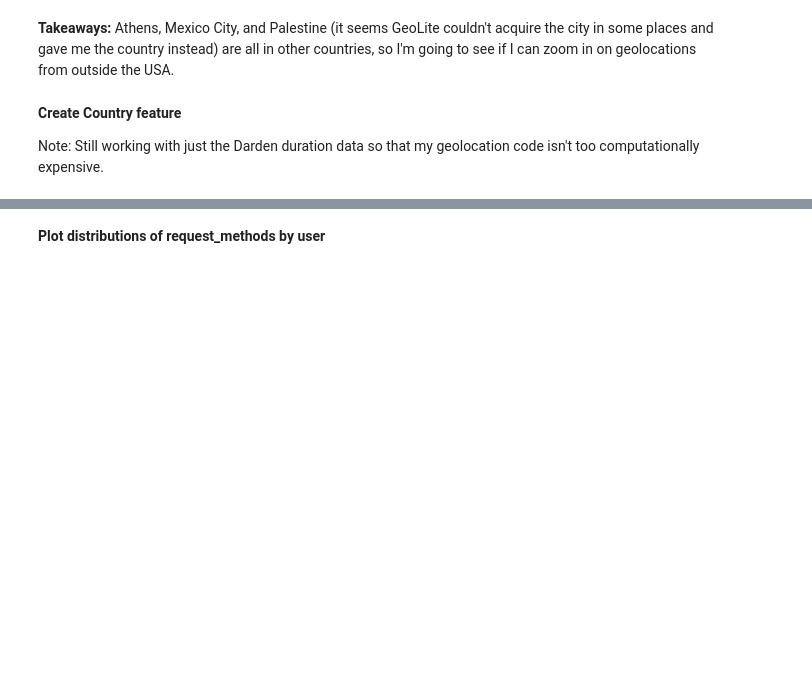
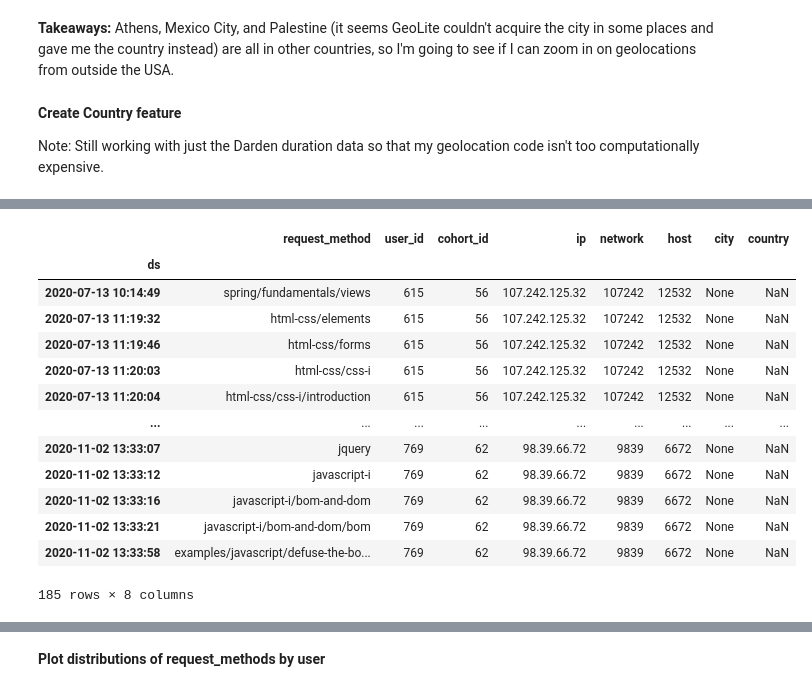
Before and after one commit to KwameTaylor/Curriculum-Access-Anomaly-Detection, a Jupyter notebook: Duds-During-Dardens-Duration_Anomaly-Detection-Project.ipynb, the cells around one changed output, grey strips where cells are left out. Saved outputs shown, nothing was run; the diff lists cells and outputs as text; code cells hidden in the pictures; blank space fills up the shorter version.

```diff
--- a/Duds-During-Dardens-Duration_Anomaly-Detection-Project.ipynb
+++ b/Duds-During-Dardens-Duration_Anomaly-Detection-Project.ipynb
@@ -393,0 +427,17 @@ darden_df.head()
+# %%
+darden_df[darden_df.city.isna()]
+# %% [output]
+|  | request_method | user_id | cohort_id | ip | network | host | city | country |
+| ds |  |  |  |  |  |  |  |  |
+| 2020-07-13 10:14:49 | spring/fundamentals/views | 615 | 56 | 107.242.125.32 | 107242 | 12532 | None | NaN |
+| 2020-07-13 11:19:32 | html-css/elements | 615 | 56 | 107.242.125.32 | 107242 | 12532 | None | NaN |
+| 2020-07-13 11:19:46 | html-css/forms | 615 | 56 | 107.242.125.32 | 107242 | 12532 | None | NaN |
+| 2020-07-13 11:20:03 | html-css/css-i | 615 | 56 | 107.242.125.32 | 107242 | 12532 | None | NaN |
+| 2020-07-13 11:20:04 | html-css/css-i/introduction | 615 | 56 | 107.242.125.32 | 107242 | 12532 | None | NaN |
+| ... | ... | ... | ... | ... | ... | ... | ... | ... |
+| 2020-11-02 13:33:07 | jquery | 769 | 62 | 98.39.66.72 | 9839 | 6672 | None | NaN |
+| 2020-11-02 13:33:12 | javascript-i | 769 | 62 | 98.39.66.72 | 9839 | 6672 | None | NaN |
+| 2020-11-02 13:33:16 | javascript-i/bom-and-dom | 769 | 62 | 98.39.66.72 | 9839 | 6672 | None | NaN |
+| 2020-11-02 13:33:21 | javascript-i/bom-and-dom/bom | 769 | 62 | 98.39.66.72 | 9839 | 6672 | None | NaN |
+| 2020-11-02 13:33:58 | examples/javascript/defuse-the-bo... | 769 | 62 | 98.39.66.72 | 9839 | 6672 | None | NaN |
+185 rows × 8 columns
```
Also changed, not shown: parts of 34 cells of this notebook.
